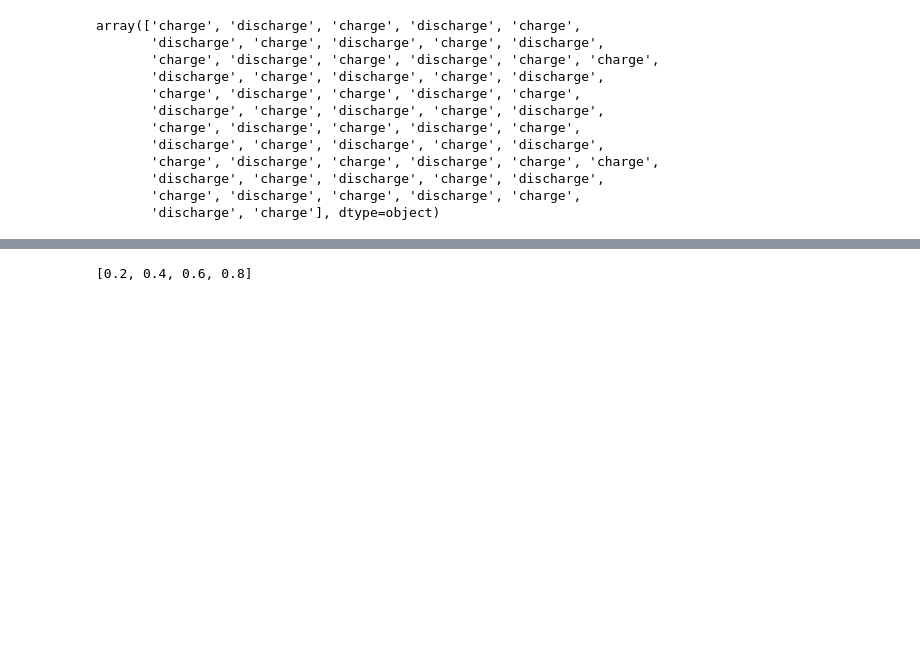
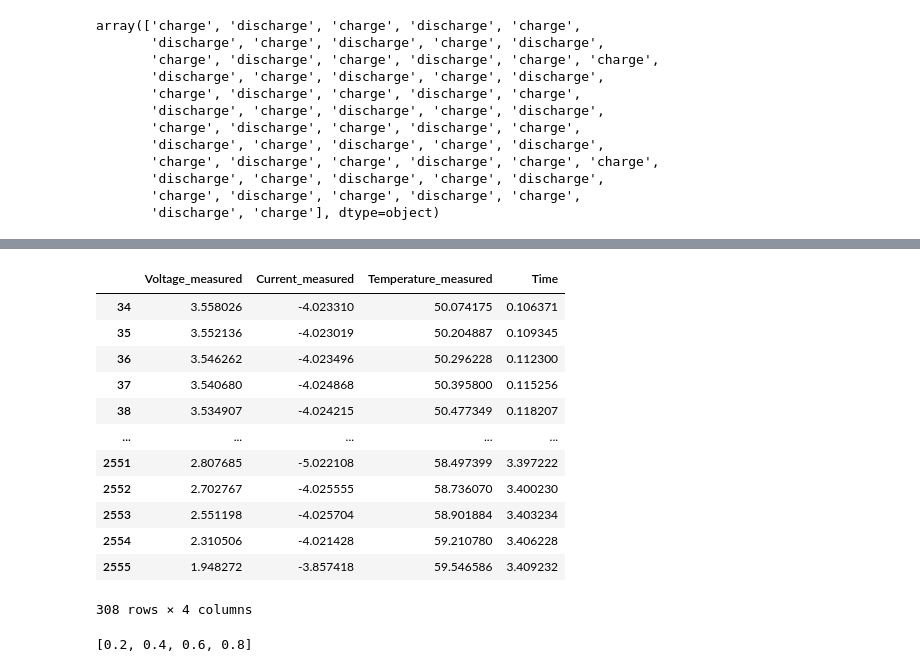
Before and after one commit to SilvianC/Almighty, a Jupyter notebook: data/BMS 데이터 산출.ipynb, the cells around one changed output, grey strips where cells are left out. Drawn from its saved outputs; the diff is of its cells as text; code cells hidden in the pictures; blank space fills up the shorter version.

```diff
--- a/data/BMS 데이터 산출.ipynb
+++ b/data/BMS 데이터 산출.ipynb
@@ -71,3 +84,19 @@ NameError: name 'temp_df' is not defined
+# %%
+test_df[test_df['Temperature_measured']> 50]
+# %% [output]
+|  | Voltage_measured | Current_measured | Temperature_measured | Time |
+| 34 | 3.558026 | -4.023310 | 50.074175 | 0.106371 |
+| 35 | 3.552136 | -4.023019 | 50.204887 | 0.109345 |
+| 36 | 3.546262 | -4.023496 | 50.296228 | 0.112300 |
+| 37 | 3.540680 | -4.024868 | 50.395800 | 0.115256 |
+| 38 | 3.534907 | -4.024215 | 50.477349 | 0.118207 |
+| ... | ... | ... | ... | ... |
+| 2551 | 2.807685 | -5.022108 | 58.497399 | 3.397222 |
+| 2552 | 2.702767 | -4.025555 | 58.736070 | 3.400230 |
+| 2553 | 2.551198 | -4.025704 | 58.901884 | 3.403234 |
+| 2554 | 2.310506 | -4.021428 | 59.210780 | 3.406228 |
+| 2555 | 1.948272 | -3.857418 | 59.546586 | 3.409232 |
+308 rows × 4 columns
 # %%
 # 쿨롱 계수 계산
 def coulomb_integral(time, current, method='trapz'):
```
Also changed, not shown: parts of 5 cells of this notebook, 1 other file.
